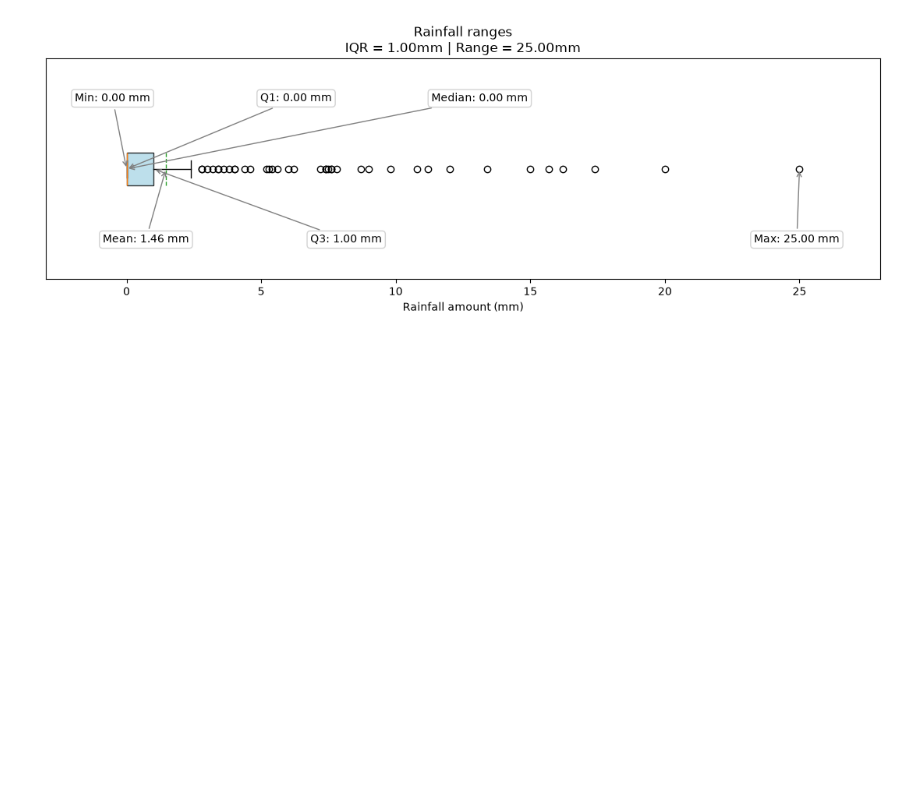
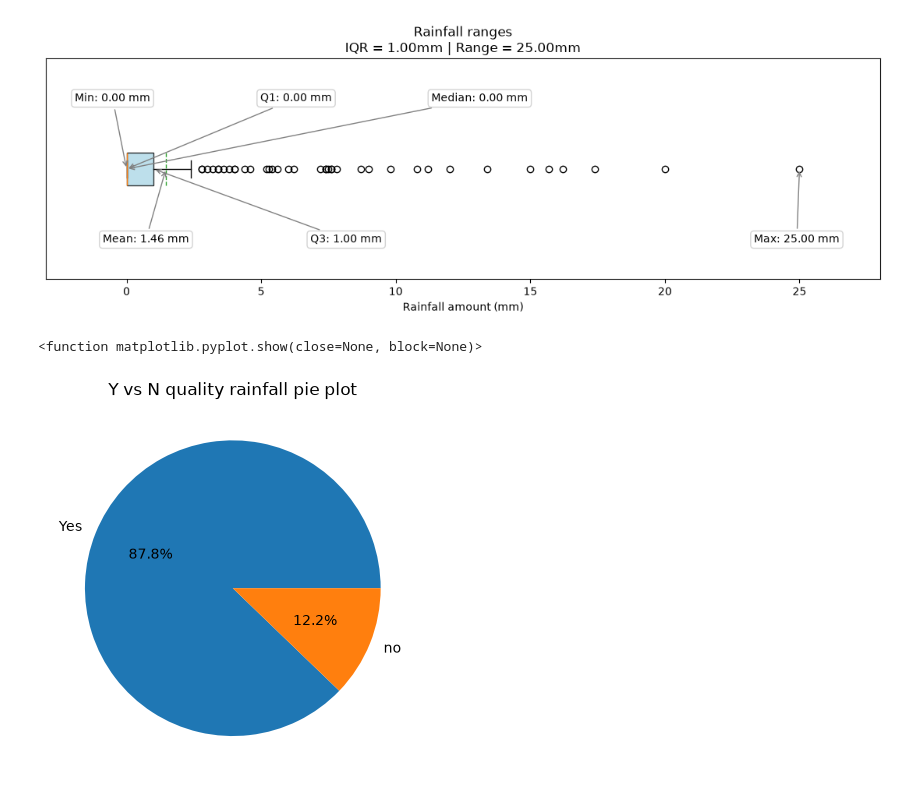
Before and after one commit to DinilKodituwakku/Fulfillment-Pulsa, a Jupyter notebook: data exploration.ipynb, the cells around one changed output. Cells and saved outputs as stored; diff of their text form; code cells hidden in the pictures; blank space fills up the shorter version.

```diff
--- a/data exploration.ipynb
+++ b/data exploration.ipynb
@@ -441,3 +460,21 @@ plt.tight_layout()
 plt.show()
 # %% [output]
 [figure]
+# %%
+# 1. Set the date column as the index
+# temperature['date'] = pd.to_datetime(temperature['date'])
+# temperature['date'].set_index('date', inplace=True)
+
+# 2. Resample to monthly and apply an aggregation (e.g., mean, sum)
+# monthly_df = df.resample('ME').sum()
+
+quality_count = rainfall["Quality"].value_counts()
+quality_count
+fig, ax = plt.subplots()
+label = ["Yes", "no"]
+ax.pie(quality_count, labels = label, autopct= "%1.1f%%")
+plt.title("Y vs N quality rainfall pie plot")
+plt.show
+# %% [output]
+<function matplotlib.pyplot.show(close=None, block=None)>
+[figure, added]
```
Also changed, not shown: parts of 3 cells of this notebook.
